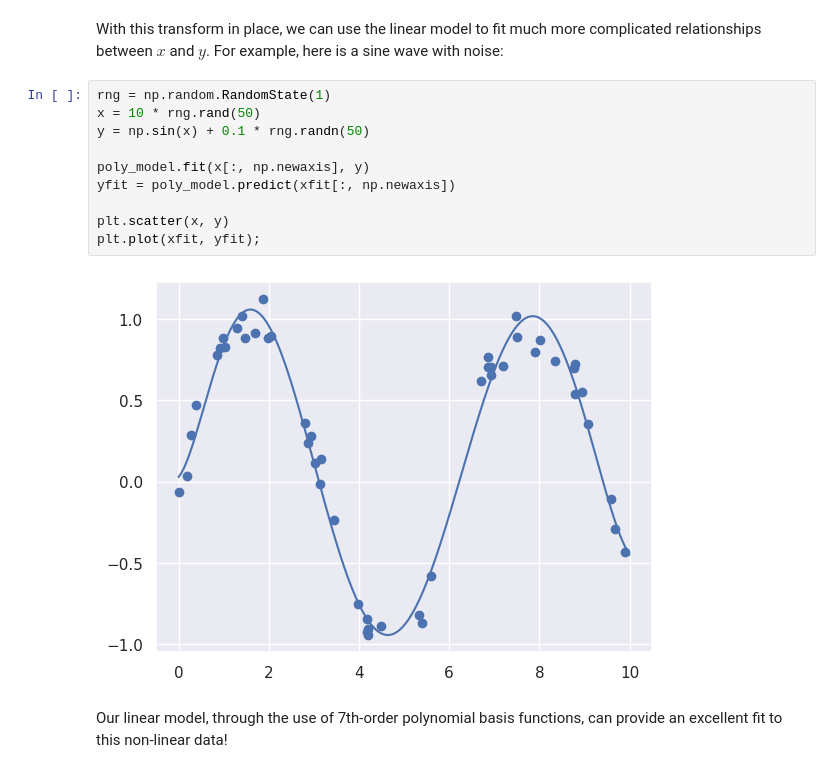
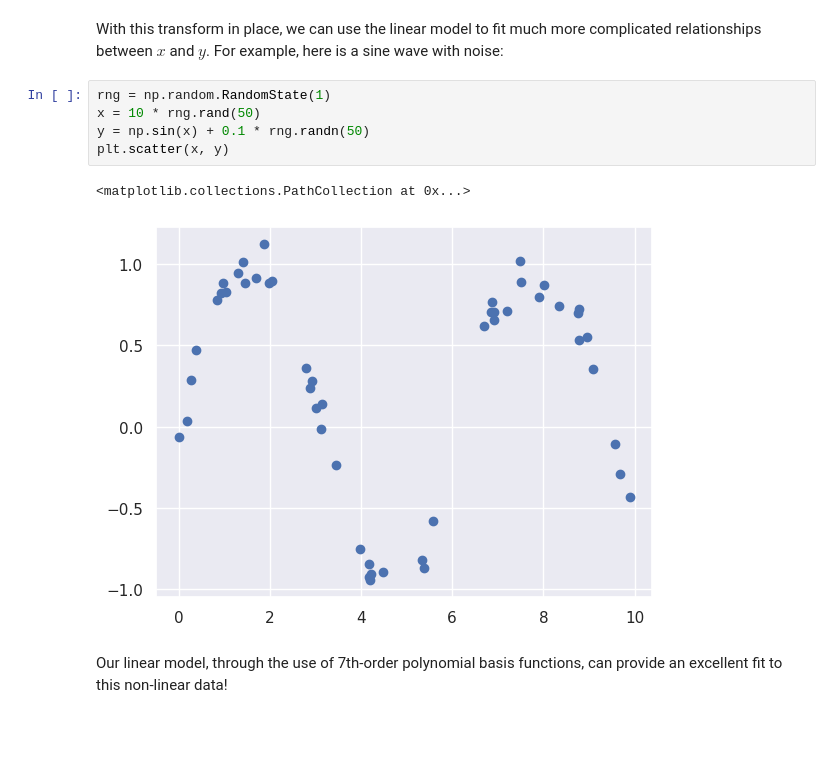
Before and after one commit to anyuanay/info213, a Jupyter notebook: INFO213_Week5_6_Lecture_linearRegression_regularization.ipynb, the cells around one changed output. Cells and saved outputs as stored; diff of their text form; blank space fills up the shorter version.

```diff
--- a/INFO213_Week5_6_Lecture_linearRegression_regularization.ipynb
+++ b/INFO213_Week5_6_Lecture_linearRegression_regularization.ipynb
@@ -121,14 +131,10 @@ For example, here is a sine wave with noise:
 # %%
 rng = np.random.RandomState(1)
 x = 10 * rng.rand(50)
 y = np.sin(x) + 0.1 * rng.randn(50)
-
-poly_model.fit(x[:, np.newaxis], y)
-yfit = poly_model.predict(xfit[:, np.newaxis])
-
 plt.scatter(x, y)
-plt.plot(xfit, yfit);
 # %% [output]
+<matplotlib.collections.PathCollection at 0x...>
-[figure, old version]
+[figure, new version]
 # %% [markdown]
 Our linear model, through the use of 7th-order polynomial basis functions, can provide an excellent fit to this non-linear data!
```
Also changed, not shown: parts of 24 cells of this notebook.
